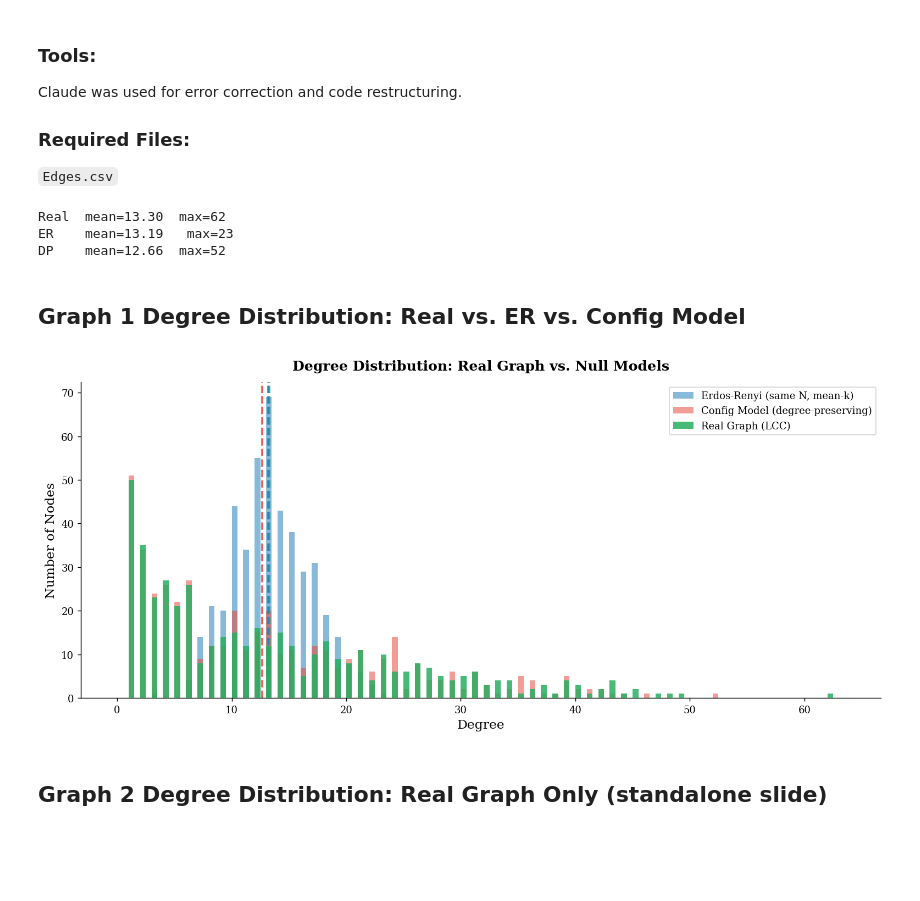
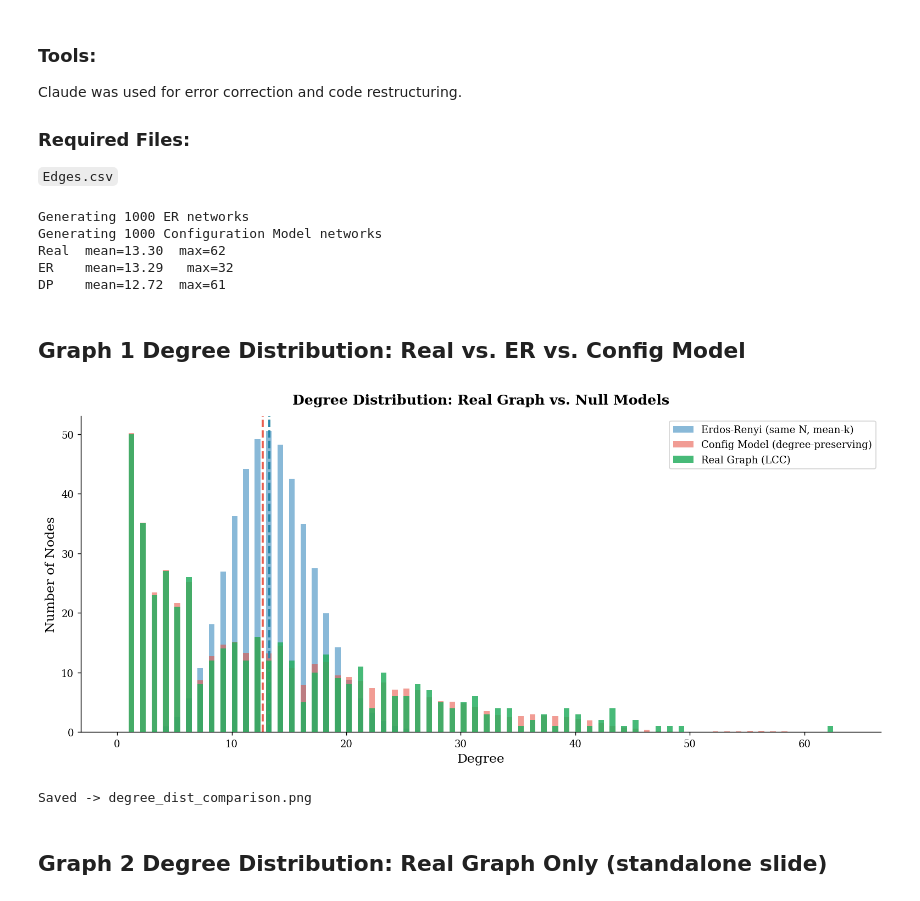
Before and after one commit to NateshxO/workforce-network-analysis, a Jupyter notebook: DegreeDistribution/DegreeDistribution.ipynb, the cells around one changed output. Cells and saved outputs as stored; diff of their text form; code cells hidden in the pictures; blank space fills up the shorter version.

Commit message:
Updated Null Model and Degree Distribution notebooks

```diff
--- a/DegreeDistribution/DegreeDistribution.ipynb
+++ b/DegreeDistribution/DegreeDistribution.ipynb
@@ -43,65 +43,85 @@ n          = LCC.number_of_nodes()
 p          = nx.density(LCC)
 degree_seq = [d for _, d in LCC.degree()]
 
+# number of null model networks to generate
+N_ENSEMBLE = 1000
+
 # Build a single ER null model
+# Generate ensemble of 1000 ER networks and pool all degree sequences
 # nx.erdos_renyi_graph: https://networkx.org/documentation/stable/reference/generated/networkx.generators.random_graphs.erdos_renyi_graph.html
-er = nx.erdos_renyi_graph(n, p, seed=42)
+print(f"Generating {N_ENSEMBLE} ER networks")
+er_all_degs = []
+for i in range(N_ENSEMBLE):
+    er_g = nx.erdos_renyi_graph(n, p, seed=i)
+    er_all_degs.extend([d for _, d in er_g.degree()])
 
-# Build a single configuration model
+# Generate ensemble of 1000 configuration model networks and pool all degree sequences
 # nx.configuration_model: https://networkx.org/documentation/stable/reference/generated/networkx.generators.degree_seq.configuration_model.html
-cm = nx.configuration_model(degree_seq, seed=42)
-# convert to simple graph
-cm = nx.Graph(cm)
-# remove self-loops
-cm.remove_edges_from(nx.selfloop_edges(cm))
+print(f"Generating {N_ENSEMBLE} Configuration Model networks")
+dp_all_degs = []
+for i in range(N_ENSEMBLE):
+    cm = nx.configuration_model(degree_seq, seed=i)
+    # convert to simple graph
+    cm = nx.Graph(cm)
+    # remove self-loops
+    cm.remove_edges_from(nx.selfloop_edges(cm))
+    dp_all_degs.extend([d for _, d in cm.degree()])
 
 # Extract and sort degree sequences for plotting
 real_deg = sorted([d for _, d in LCC.degree()])
-er_deg   = sorted([d for _, d in er.degree()])
-dp_deg   = sorted([d for _, d in cm.degree()])
+er_deg   = sorted(er_all_degs)
+dp_deg   = sorted(dp_all_degs)
 
 print(f"Real  mean={np.mean(real_deg):.2f}  max={max(real_deg)}")
 print(f"ER    mean={np.mean(er_deg):.2f}   max={max(er_deg)}")
 print(f"DP    mean={np.mean(dp_deg):.2f}  max={max(dp_deg)}")
 # %% [output]
+Generating 1000 ER networks
+Generating 1000 Configuration Model networks
 Real  mean=13.30  max=62
-ER    mean=13.19   max=23
-DP    mean=12.66  max=52
+ER    mean=13.29   max=32
+DP    mean=12.72  max=61
 # %% [markdown]
 ## Graph 1 Degree Distribution: Real vs. ER vs. Config Model
 # %%
 fig, ax = plt.subplots(figsize=(12, 5.5))
 fig.patch.set_facecolor(BG)
 ax.set_facecolor(BG)
 
-
 # Set bin width to 0.5 so each integer degree gets its own bar
 max_deg = max(real_deg + er_deg + dp_deg)
 bins    = np.arange(0, max_deg + 2, 0.5)
 
+# Normalize counts by dividing by ensemble size so y-axis shows average node count per network
+# This makes the null model distributions directly comparable to the real graph
+weights_er   = np.ones(len(er_deg))   / N_ENSEMBLE
+weights_dp   = np.ones(len(dp_deg))   / N_ENSEMBLE
+weights_real = np.ones(len(real_deg))
+
 # Plot null models first so the real graph sits on top
-ax.hist(er_deg,   bins=bins, alpha=0.55, color=C_ER,
+ax.hist(er_deg,   bins=bins, alpha=0.55, color=C_ER,   weights=weights_er,
         label='Erdos-Renyi (same N, mean-k)',     zorder=1)
-ax.hist(dp_deg,   bins=bins, alpha=0.55, color=C_DP,
+ax.hist(dp_deg,   bins=bins, alpha=0.55, color=C_DP,   weights=weights_dp,
         label='Config Model (degree-preserving)', zorder=2)
-ax.hist(real_deg, bins=bins, alpha=0.85, color=C_DATA,
+ax.hist(real_deg, bins=bins, alpha=0.85, color=C_DATA, weights=weights_real,
         label='Real Graph (LCC)',                 zorder=3)
 
 # Dashed mean lines per model
 ax.axvline(np.mean(real_deg), color=C_DATA, linestyle='--', linewidth=2.0, alpha=0.9)
 ax.axvline(np.mean(er_deg),   color=C_ER,   linestyle='--', linewidth=2.0, alpha=0.9)
 ax.axvline(np.mean(dp_deg),   color=C_DP,   linestyle='--', linewidth=2.0, alpha=0.9)
 
 ax.set_xlabel('Degree', fontsize=13)
 ax.set_ylabel('Number of Nodes', fontsize=13)
 ax.set_title('Degree Distribution: Real Graph vs. Null Models',
              fontsize=14, fontweight='bold', pad=12)
 ax.legend(fontsize=10, frameon=True)
 
 plt.tight_layout()
 plt.show()
 # %% [output]
-[figure, old version]
+[figure, new version]
+Saved -> degree_dist_comparison.png
 # %% [markdown]
 ## Graph 2 Degree Distribution: Real Graph Only (standalone slide)
 # %%
```
Also changed, not shown: 1 other file.
